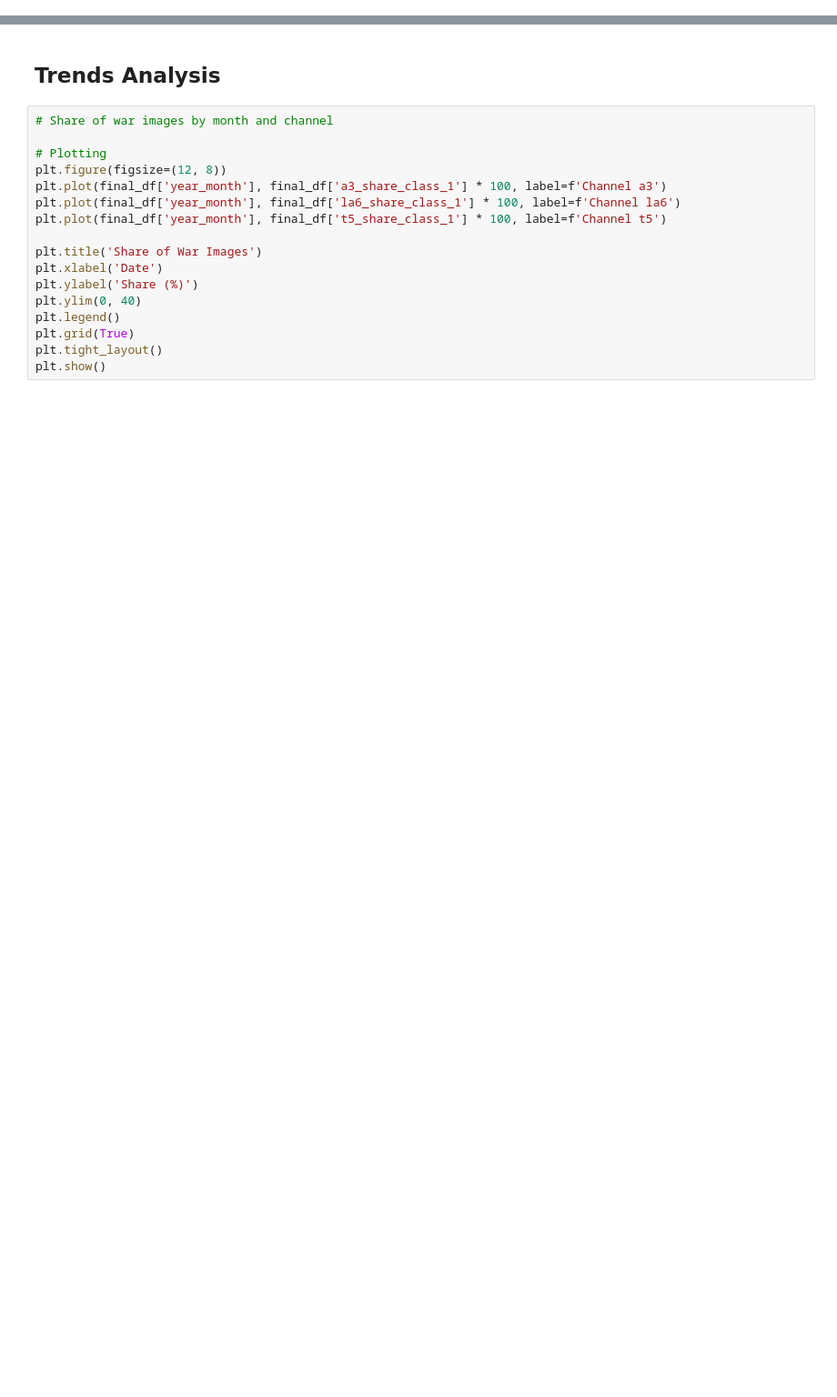
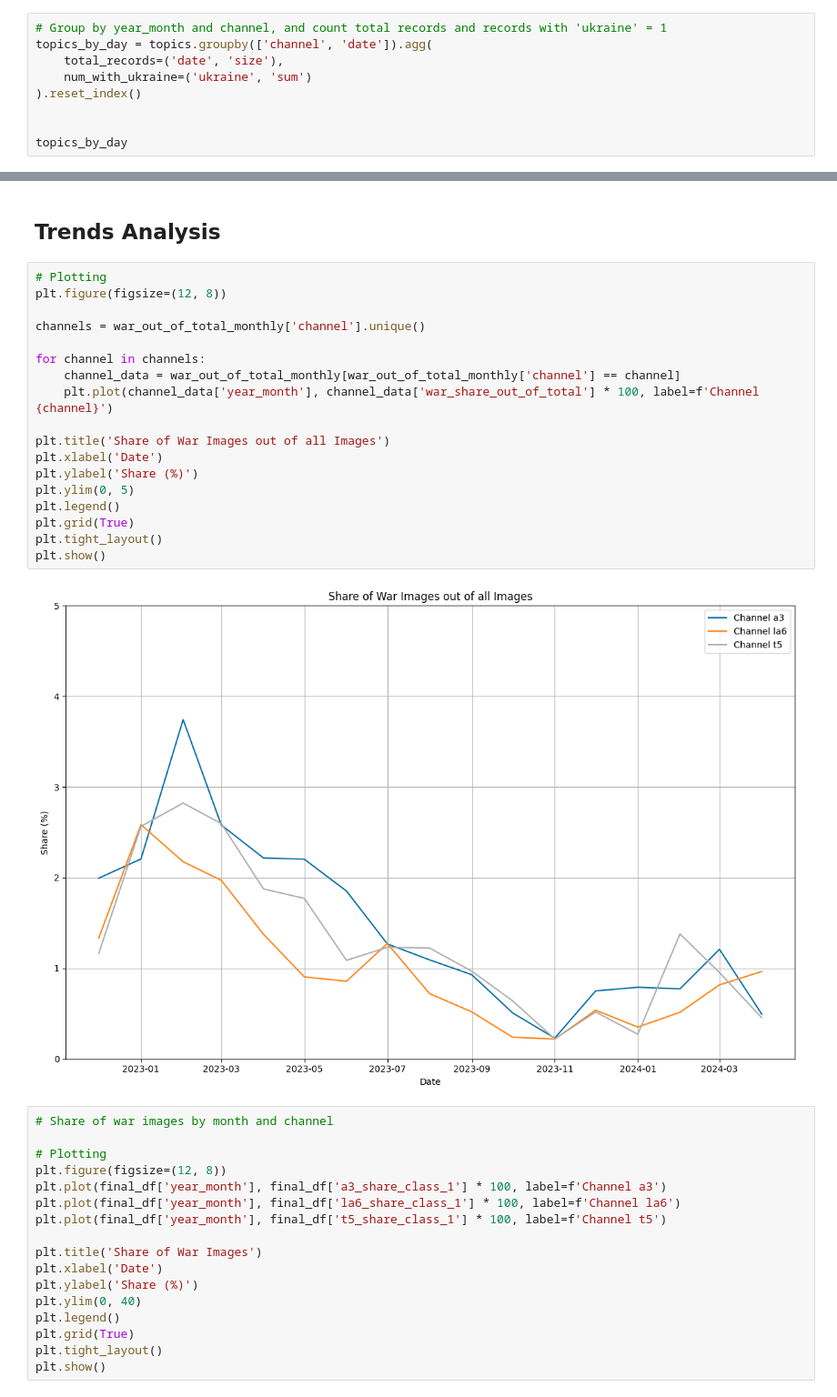
Before and after one commit to adgianv/Thesis---War-Image-Classification, a Jupyter notebook: Inference.ipynb, the cells around one changed output, grey strips where cells are left out. Shown at 91% size. Drawn from its saved outputs; the diff is of its cells as text; blank space fills up the shorter version.

Commit message:
Add Share of War Images out of Total

```diff
--- a/Inference.ipynb
+++ b/Inference.ipynb
@@ -88,0 +105,9 @@ observations_by_week.head()
+# %%
+# Group by year_month and channel, and count total records and records with 'ukraine' = 1
+topics_by_day = topics.groupby(['channel', 'date']).agg(
+    total_records=('date', 'size'),
+    num_with_ukraine=('ukraine', 'sum')
+).reset_index()
+
+
+topics_by_day
@@ -1105,5 +1248,25 @@ final_df_weekly.week.min(), final_df_weekly.week.max()
 # %% [markdown]
 ## Trends Analysis
+# %%
+# Plotting
+plt.figure(figsize=(12, 8))
+
+channels = war_out_of_total_monthly['channel'].unique()
+
+for channel in channels:
+    channel_data = war_out_of_total_monthly[war_out_of_total_monthly['channel'] == channel]
+    plt.plot(channel_data['year_month'], channel_data['war_share_out_of_total'] * 100, label=f'Channel {channel}')
+
+plt.title('Share of War Images out of all Images')
+plt.xlabel('Date')
+plt.ylabel('Share (%)')
+plt.ylim(0, 5)
+plt.legend()
+plt.grid(True)
+plt.tight_layout()
+plt.show()
+# %% [output]
+[figure, added]
 # %%
 # Share of war images by month and channel
 
```
Also changed, not shown: parts of 10 cells of this notebook, 2 other files.
